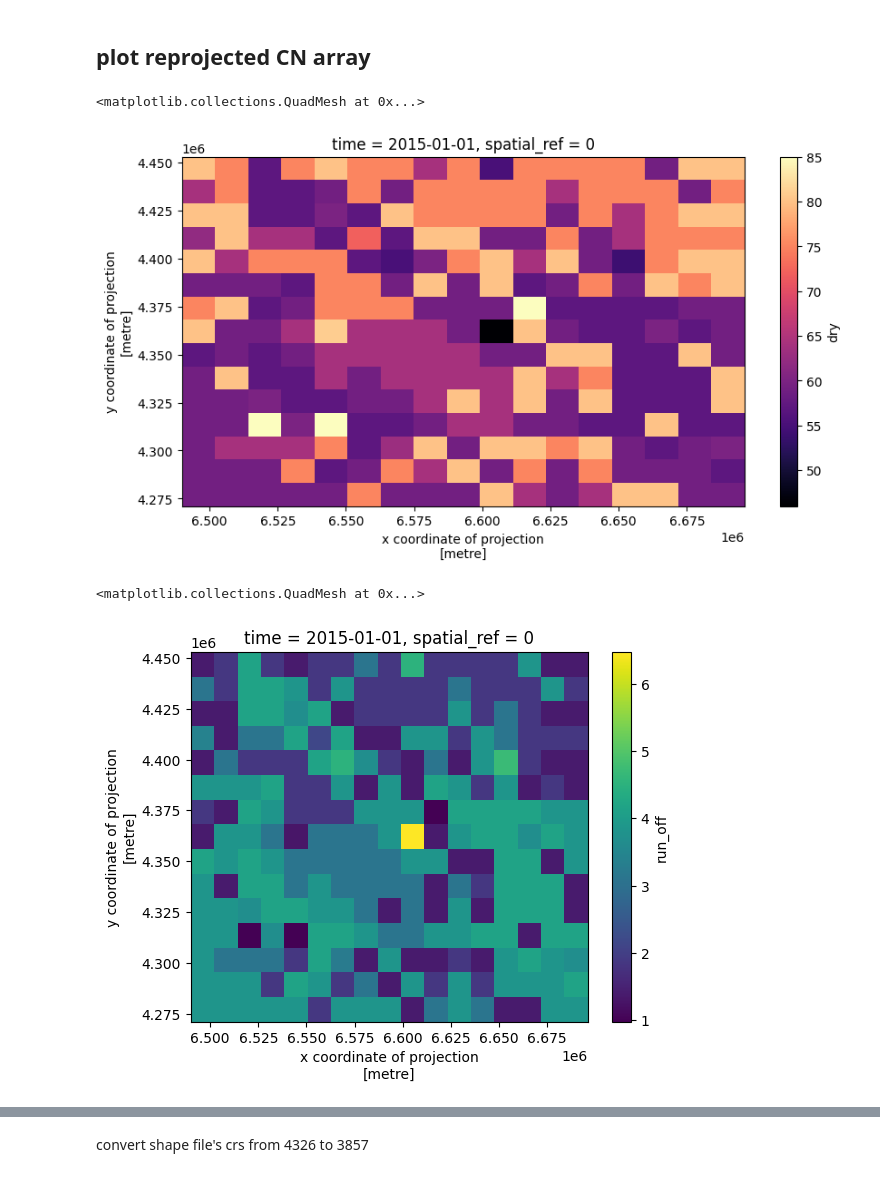
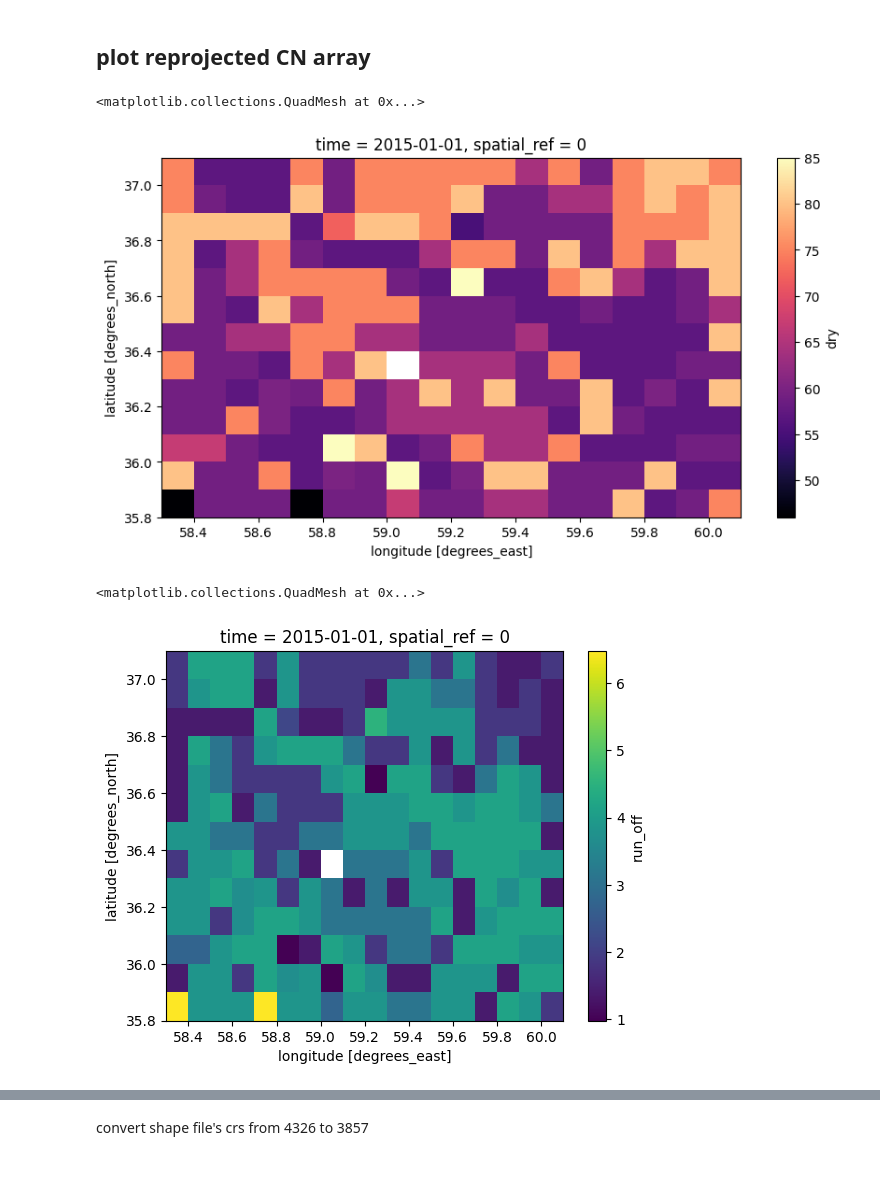
Before and after one commit to mahdi98mnm/WaterBalance_new, a Jupyter notebook: notebook/Sflow.ipynb, the cells around one changed output, grey strips where cells are left out. Cells and saved outputs as stored; diff of their text form; code cells hidden in the pictures.

```diff
--- a/notebook/Sflow.ipynb
+++ b/notebook/Sflow.ipynb
@@ -114,8 +127,9 @@ CN_Wyoming = CN_Wyoming.clip(shape)
 # Map.addLayer(CN_Wyoming, {'min':40, 'max':75, 'palette': ['Red','SandyBrown','Yellow','LimeGreen', 'Blue','DarkBlue']}, 'CN_Wyoming')
 # Map
 # %%
+crs = 4326
 CN_Wyoming = CN_Wyoming.set("system:time_start", ee.Date("2015"))
-arr = CN_Wyoming.wx.to_xarray(scale=250, crs='EPSG:3857')
+arr = CN_Wyoming.wx.to_xarray(scale=250, crs=f'EPSG:{crs}')
 arr
 # %% [output]
 <xarray.Dataset>
@@ -142,17 +156,23 @@ Attributes:
 ## reroject CN array accoring to precipitation array
 # %%
 data = P
-# Define the source and target CRS
-source_crs = pyproj.CRS('EPSG:4326')
-target_crs = pyproj.CRS('EPSG:3857')
+data = data.rename({'lon': 'x','lat': 'y'})
 
-# Create a coordinate transformer
-transformer = pyproj.Transformer.from_crs(source_crs, target_crs, always_xy=True)
+if crs == 4326:
+  data_pre = data.rio.write_crs("epsg:4326", inplace=True)
+else:
+  # Define the source and target CRS
+  source_crs = pyproj.CRS('EPSG:4326')
+  target_crs = pyproj.CRS(f'EPSG:{crs}')
 
-# Reproject the data to the target CRS
-data = data.rename({'lon': 'x','lat': 'y'})
-data = data.rio.write_crs("epsg:4326", inplace=True)
-reprojected_data = data.rio.reproject(target_crs, transformer=transformer)
-reprojected_data
+  # Create a coordinate transformer
+  transformer = pyproj.Transformer.from_crs(source_crs, target_crs, always_xy=True)
+
+  # Reproject the data to the target CRS
+  data = data.rio.write_crs("epsg:4326", inplace=True)
+  reprojected_data = data.rio.reproject(target_crs, transformer=transformer)
+  data_pre = reprojected_data
+
+data_pre
 # %% [output]
 <xarray.Dataset>
@@ -169,13 +189,13 @@ Attributes:
     input_data_hash:  27d78e1ad0241438dcb7b796dee6d7c1393f1b4522680997748376e...
 # %%
 
-da = arr.rio.write_crs("epsg:3857", inplace=True)
+
 
 # P = P.rio.write_crs("epsg:3857", inplace=True)
 
 # p = P.rename({'lon': 'x','lat': 'y'})
 
-xds_repr_match = da.rio.reproject_match(reprojected_data, resampling = rasterio.enums.Resampling.nearest)
+xds_repr_match = arr.rio.reproject_match(data_pre, resampling = rasterio.enums.Resampling.nearest)
 xds_repr_match
 # %% [output]
 <xarray.Dataset>
@@ -204,4 +221,4 @@ Attributes:
 xds_repr_match.dry.plot(figsize=(10, 5), cmap="magma")
 # %% [output]
 <matplotlib.collections.QuadMesh at 0x...>
-[figure, old version]
+[figure, new version]
@@ -208,35 +229,38 @@ xds_repr_match.dry.plot(figsize=(10, 5), cmap="magma")
 # %%
 cn =list(xds_repr_match.dry.values.flatten())
-pre =list(reprojected_data.precipitation.values.flatten())
+pre =list(data_pre.precipitation.values.flatten())
+
+number_of_x = 18
+number_of_y = 13
 
 run_off = np.array([PrimarySurfaceFlow.scs(
     precipitation = float(i),
     curve_number = float(j),
     rsa = True,
     antecedent_precipitation = 100,
     is_growing_season = True
 )[0]
 for i, j in zip(pre,cn)])
 
 underground_runoff = np.array([PrimarySurfaceFlow.scs(
     precipitation = float(i),
     curve_number = float(j),
     rsa = True,
     antecedent_precipitation = 100,
     is_growing_season = True
 )[1]
 for i, j in zip(pre,cn)])
 
-run_off_array = run_off.reshape(1,15,17)
-underground_runoff_array = underground_runoff.reshape(1,15,17)
+run_off_array = run_off.reshape(1,number_of_y,number_of_x)
+underground_runoff_array = underground_runoff.reshape(1,number_of_y,number_of_x)
 
 
 ds_array = xds_repr_match.assign(run_off=(['time', 'y', 'x'], run_off_array))
 ds_array_1 = ds_array.assign(underground_runoff=(['time', 'y', 'x'], underground_runoff_array))
 ds_array_1.run_off.plot()
 # %% [output]
 <matplotlib.collections.QuadMesh at 0x...>
-[figure, old version]
+[figure, new version]
 # %%
 # Map = geemap.Map()
 # Map.add_basemap('HYBRID')
```
Also changed, not shown: parts of 13 cells of this notebook.
